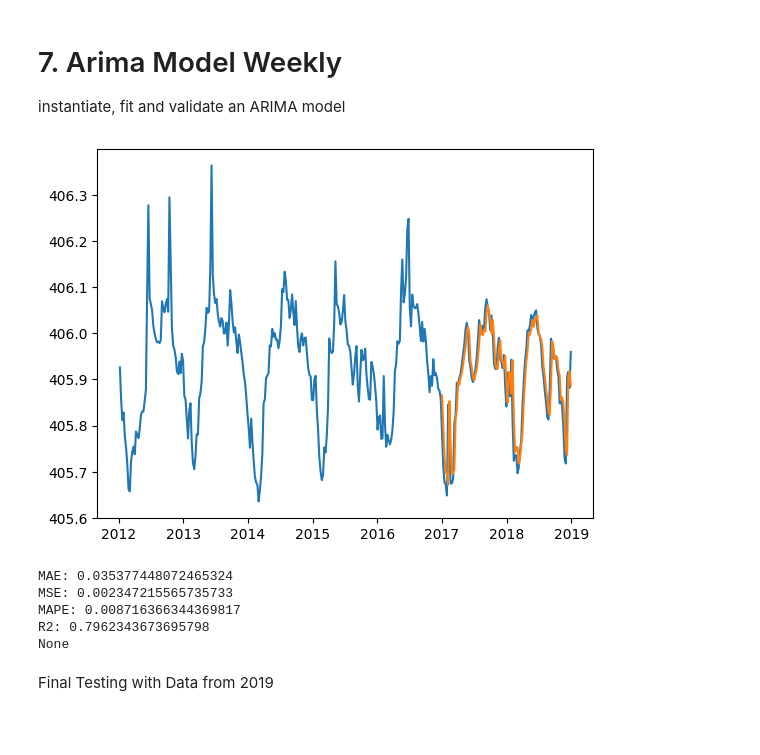
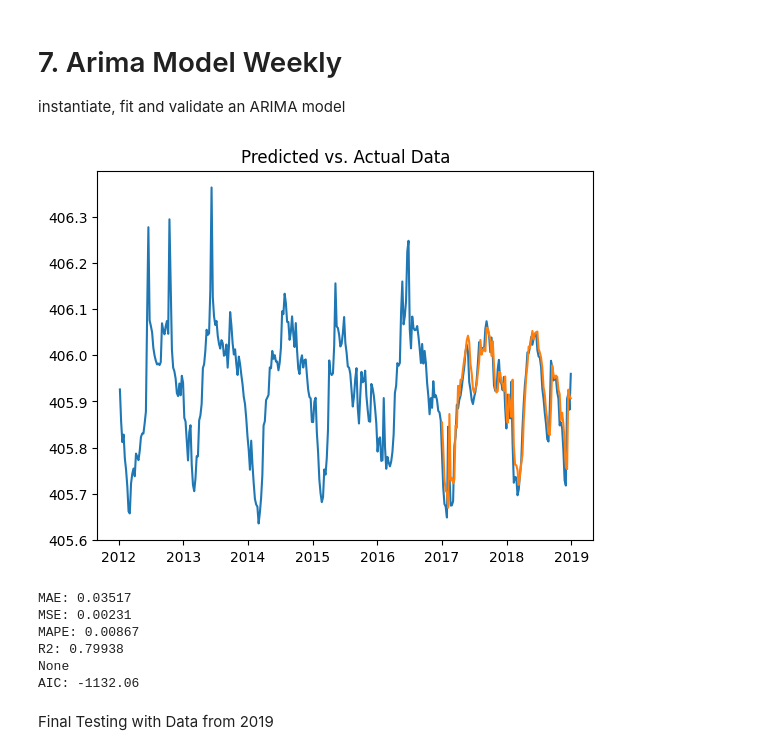
Before and after one commit to kaebry/DSF, a Jupyter notebook: Code/Arima-Sarima_walking_forward.ipynb, the cells around one changed output. Drawn from its saved outputs; the diff is of its cells as text; code cells hidden in the pictures; blank space fills up the shorter version.

Commit message:
Univariat models changes

```diff
--- a/Code/Arima-Sarima_walking_forward.ipynb
+++ b/Code/Arima-Sarima_walking_forward.ipynb
@@ -67,20 +70,20 @@ def mean_errors(actual, pred):
     MSE = np.square(np.subtract(actual,pred)).mean()
     MAPE = np.mean(np.abs((actual - pred) / actual)) * 100
     R2_score = r2_score(actual, pred)
-    return print("MAE: {} \nMSE: {} \nMAPE: {} \nR2: {}".format(MAE, MSE, MAPE, R2_score))
+    return print("MAE: {:.5f} \nMSE: {:.5f} \nMAPE: {:.5f} \nR2: {:.5f}".format(MAE, MSE, MAPE, R2_score))
 # %%
 # function for Arima model with walking forward validation
 
 def walk_forward_validation_ARIMA(train, test, order):     # takes train and test data as well as the order parameters p,d,q as arguments
-    window=1 # setting the prediction steps to one month
-    forecast_series = pd.DataFrame(index=test.index, columns=[x for x in range(window)]) #create an empty dataframe for storing the forecasts in with length of validation dataset
+    steps=1 # setting the prediction steps to one month
+    forecast_series = pd.DataFrame(index=test.index, columns=[x for x in range(steps)]) #create an empty dataframe for storing the forecasts in with length of validation dataset
 
     # loop over the timespan of the validation data, predicting the next observation, retraining the model, store the forecasts in the dedicated dataframe and add the actual value
     # of the prediction to the trainings data to constantly train the model after each step
     training_data = train.copy()
     for i in test.index:
         model = ARIMA(training_data, order=order).fit()
-        forecast_series.loc[i] = model.forecast(window)[0]
+        forecast_series.loc[i] = model.forecast(steps)[0]
         training_data.loc[i] = test.loc[i]
         columns = [f'yt+{x}' for x in forecast_series.columns]
     forecast_series.columns = columns
@@ -412,23 +417,27 @@ instantiate, fit and validate an ARIMA model
 # %%
 # instantiate and fit arima model manually with parameters
 # optimize for model with the lowest mean errors and the highest R2
-# since the data is stationary and has not significant negative partial autocorrelations we set d=0 and q=0
-wf_arima_preds_we, arima_model_w= walk_forward_validation_ARIMA(train_val_we, test_val_we, (1,0,0))
+# since the data is stationary we set d=0
+# by optimizing for the lowest AIC we arrived at p=2 and q=1
+wf_arima_preds_we, arima_model_w= walk_forward_validation_ARIMA(train_val_we, test_val_we, (2,0,3))
 
 # plotting actual and predicted water level
 plt.plot(train_we.index, train_we)
 plt.plot(test_val_we.index, wf_arima_preds_we)
+plt.title("Predicted vs. Actual Data")
 plt.show()
 
 # print performance indicators
 print(mean_errors(test_val_we, wf_arima_preds_we))
+print("AIC: {:.2f}".format(arima_model_w.aic))
 # %% [output]
-[figure, old version]
+[figure, new version]
-MAE: 0.035377448072465324
-MSE: 0.002347215565735733
-MAPE: 0.008716366344369817
-R2: 0.7962343673695798
+MAE: 0.03517
+MSE: 0.00231
+MAPE: 0.00867
+R2: 0.79938
 None
+AIC: -1132.06
 # %% [markdown]
 Final Testing with Data from 2019
 # %%
```
Also changed, not shown: parts of 16 cells of this notebook, 2 other files.
